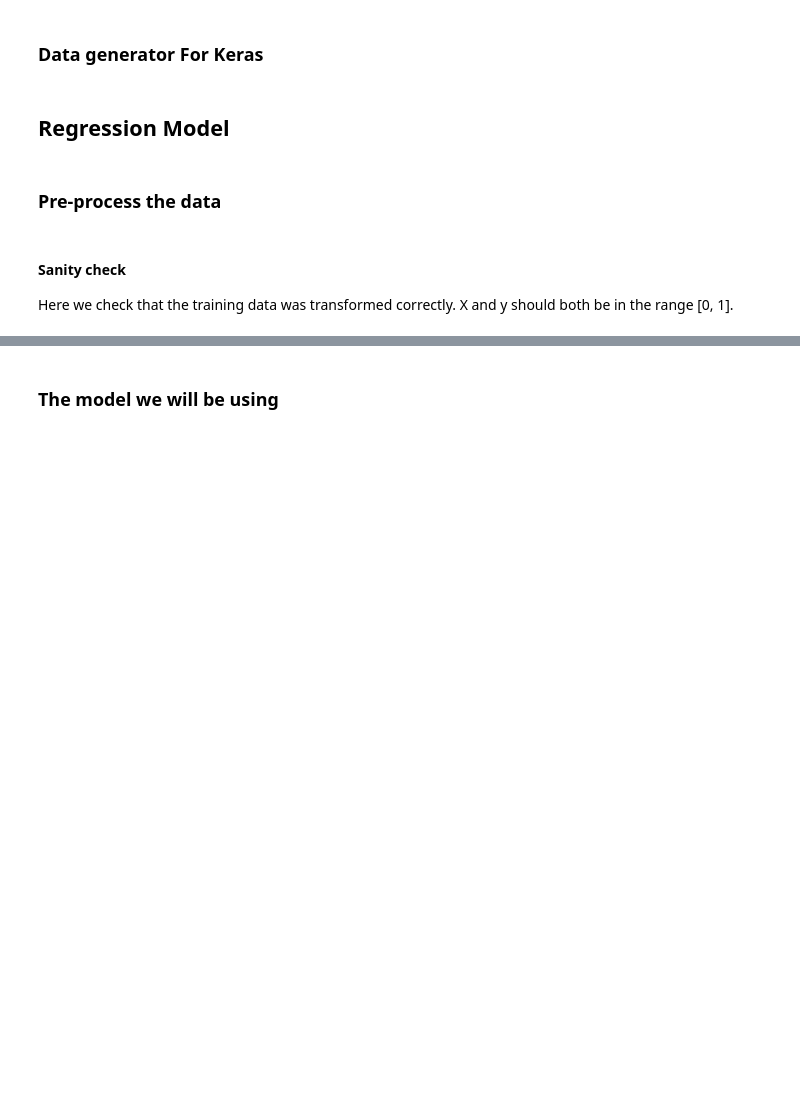
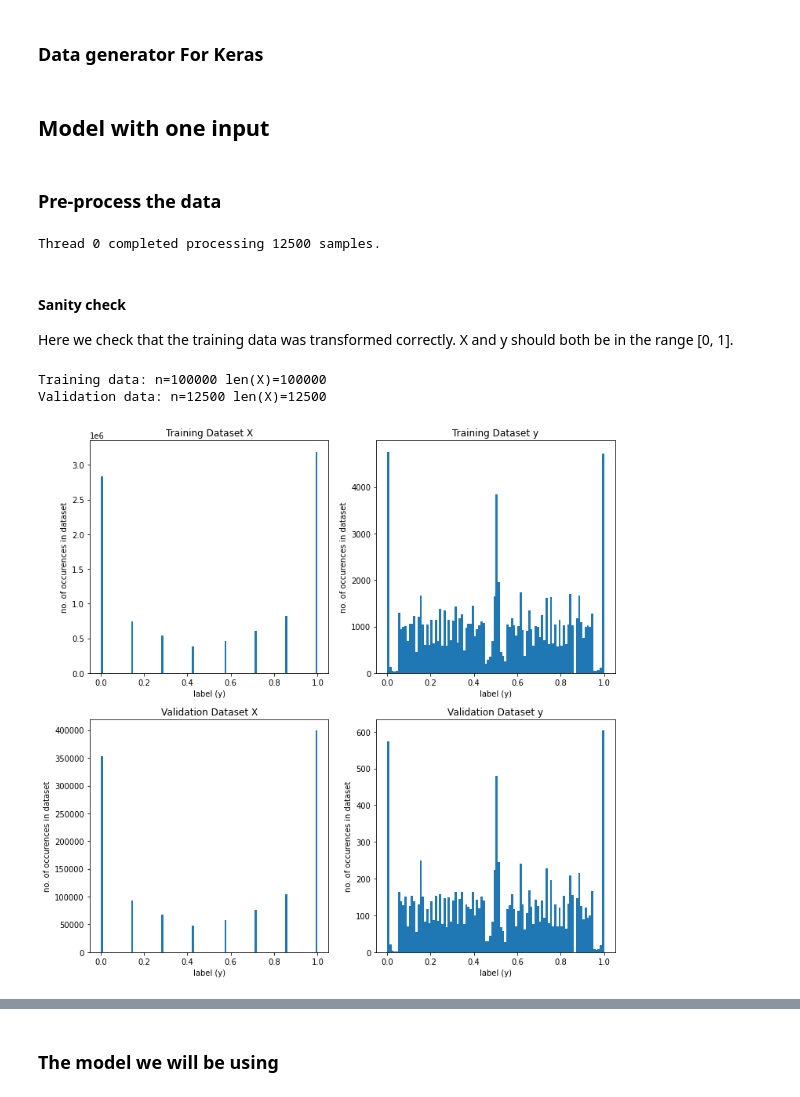
Before and after one commit to owenjaques/chessbot, a Jupyter notebook: neural_networks/models.ipynb, the cells around one changed output, grey strips where cells are left out. Saved outputs shown, nothing was run; the diff lists cells and outputs as text; code cells hidden in the pictures; blank space fills up the shorter version.

Commit message:
Added pre-processing part of experiment for triple input model.

```diff
--- a/neural_networks/models.ipynb
+++ b/neural_networks/models.ipynb
@@ -87,39 +120,47 @@ class DataGenerator(keras.utils.Sequence):
         return self.X[low:high], self.y[low:high]
 # %% [markdown]
-## Regression Model
+## Model with one input
 # %% [markdown]
 ### Pre-process the data
 # %%
-# Data generators for training the model
-training_data = DataGenerator(data_directory + '/training_set.npz', 'positions', save_file=data_directory + '/positions_training_set.npz')
-validation_data = DataGenerator(data_directory + '/validation_set.npz', 'positions', save_file=data_directory + '/positions_validation_set.npz')
+training_data = DataGenerator(data_directory + '/training_set.npz', 'positions')
+validation_data = DataGenerator(data_directory + '/validation_set.npz', 'positions')
+# %% [output]
+Thread 0 completed processing 12500 samples.
 # %% [markdown]
 #### Sanity check
 Here we check that the training data was transformed correctly. X and y should both be in the range [0, 1].
 # %%
 print(f'Training data: n={training_data.n} len(X)={len(training_data.X)}')
 print(f'Validation data: n={validation_data.n} len(X)={len(validation_data.X)}')
 
-_, ax = plt.subplots(nrows=2, ncols=2, figsize=(12, 12))
+def sanity_check_single_input(training_data, validation_data):
+    _, ax = plt.subplots(nrows=2, ncols=2, figsize=(12, 12))
 
-ax[0, 0].hist(training_data.X.flatten(), bins=100)
-ax[0, 0].set_title(f'Training Dataset X')
-ax[0, 0].set_xlabel('label (y)')
-ax[0, 0].set_ylabel('no. of occurences in dataset')
+    ax[0, 0].hist(training_data.X.flatten(), bins=100)
+    ax[0, 0].set_title(f'Training Dataset X')
+    ax[0, 0].set_xlabel('label (y)')
+    ax[0, 0].set_ylabel('no. of occurences in dataset')
 
-ax[0, 1].hist(training_data.y, bins=100)
-ax[0, 1].set_title(f'Training Dataset y')
-ax[0, 1].set_xlabel('label (y)')
-ax[0, 1].set_ylabel('no. of occurences in dataset')
+    ax[0, 1].hist(training_data.y, bins=100)
+    ax[0, 1].set_title(f'Training Dataset y')
+    ax[0, 1].set_xlabel('label (y)')
+    ax[0, 1].set_ylabel('no. of occurences in dataset')
 
-ax[1, 0].hist(validation_data.X.flatten(), bins=100)
-ax[1, 0].set_title(f'Validation Dataset X')
-ax[1, 0].set_xlabel('label (y)')
-ax[1, 0].set_ylabel('no. of occurences in dataset')
+    ax[1, 0].hist(validation_data.X.flatten(), bins=100)
+    ax[1, 0].set_title(f'Validation Dataset X')
+    ax[1, 0].set_xlabel('label (y)')
+    ax[1, 0].set_ylabel('no. of occurences in dataset')
 
-ax[1, 1].hist(validation_data.y, bins=100)
-ax[1, 1].set_title(f'Validation Dataset y')
-ax[1, 1].set_xlabel('label (y)')
-ax[1, 1].set_ylabel('no. of occurences in dataset')
+    ax[1, 1].hist(validation_data.y, bins=100)
+    ax[1, 1].set_title(f'Validation Dataset y')
+    ax[1, 1].set_xlabel('label (y)')
+    ax[1, 1].set_ylabel('no. of occurences in dataset')
 
-plt.show()
+    plt.show()
+
+sanity_check_single_input(training_data, validation_data)
+# %% [output]
+Training data: n=100000 len(X)=100000
+Validation data: n=12500 len(X)=12500
+[figure, added]
```
Also changed, not shown: parts of 21 cells of this notebook.
